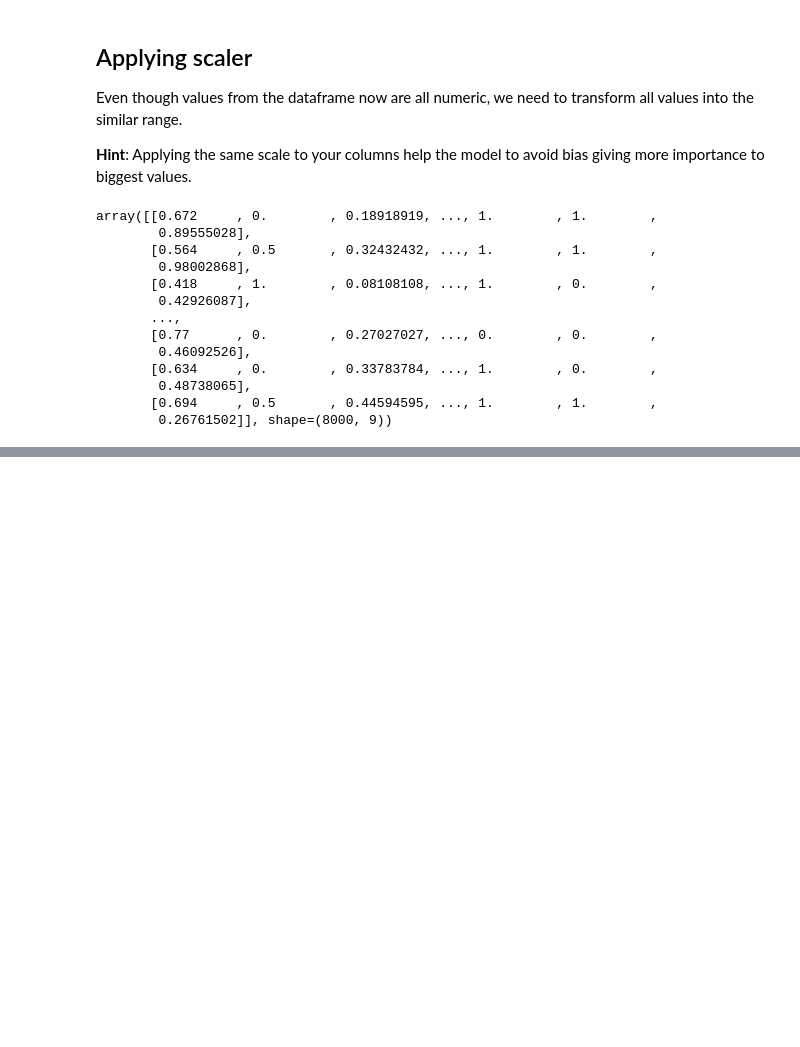
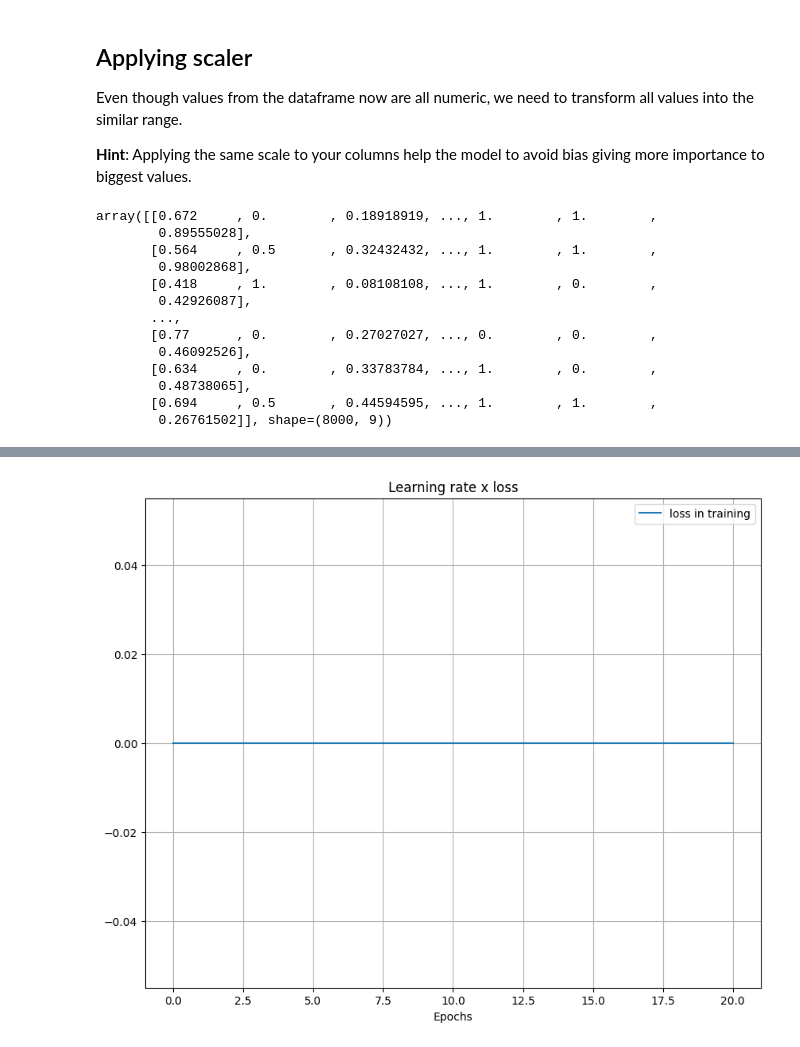
Before and after one commit to barrenha95/maturity_0_manual_deployment, a Jupyter notebook: model_training.ipynb, the cells around one changed output, grey strips where cells are left out. Cells and saved outputs as stored; diff of their text form; code cells hidden in the pictures; blank space fills up the shorter version.

```diff
--- a/model_training.ipynb
+++ b/model_training.ipynb
@@ -228,0 +407,9 @@ array([[0.672     , 0.        , 0.18918919, ..., 1.        , 1.        ,
+# %%
+plt.figure(figsize = [10,8])
+plt.title("Learning rate x loss")
+plt.plot(history.history['loss'], label = 'loss in training')
+plt.xlabel("Epochs")
+plt.legend()
+plt.grid()
+# %% [output]
+[figure, added]
```
Also changed, not shown: parts of 28 cells of this notebook, 2 other files.
